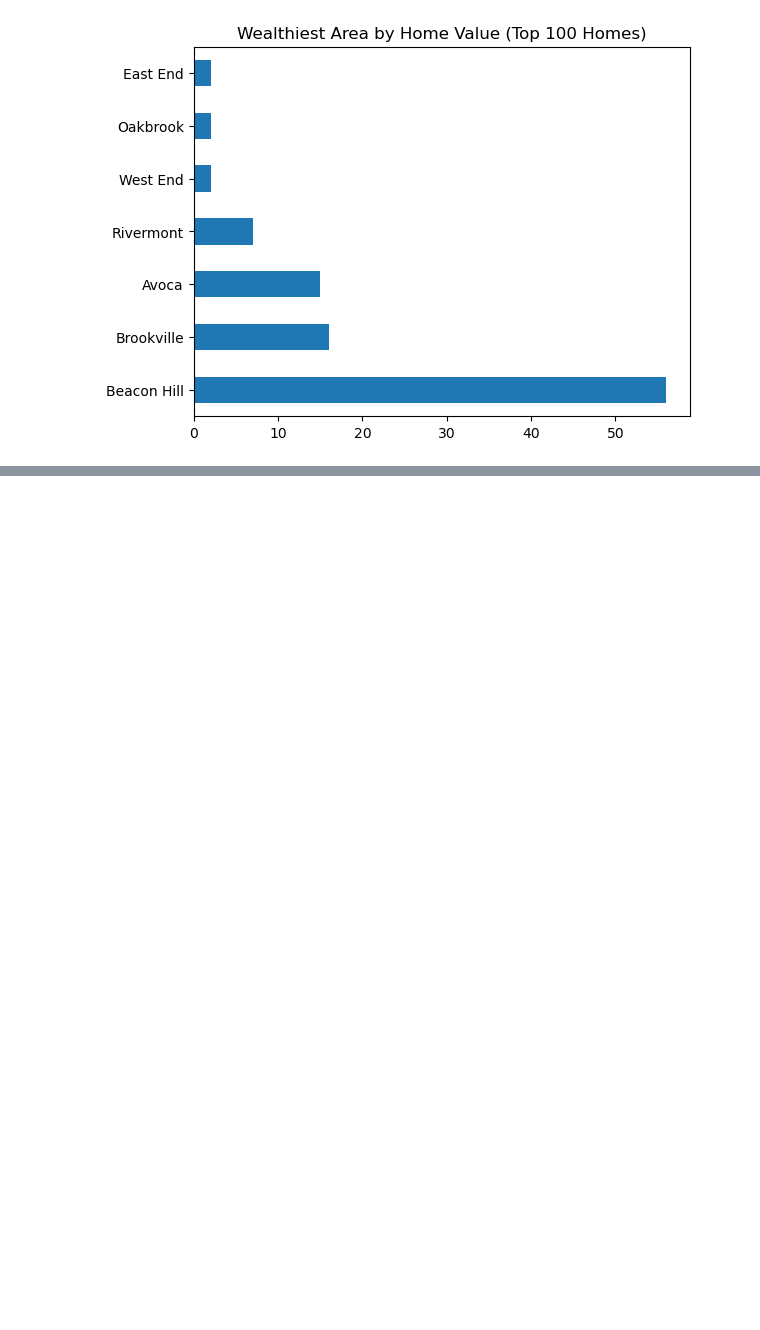
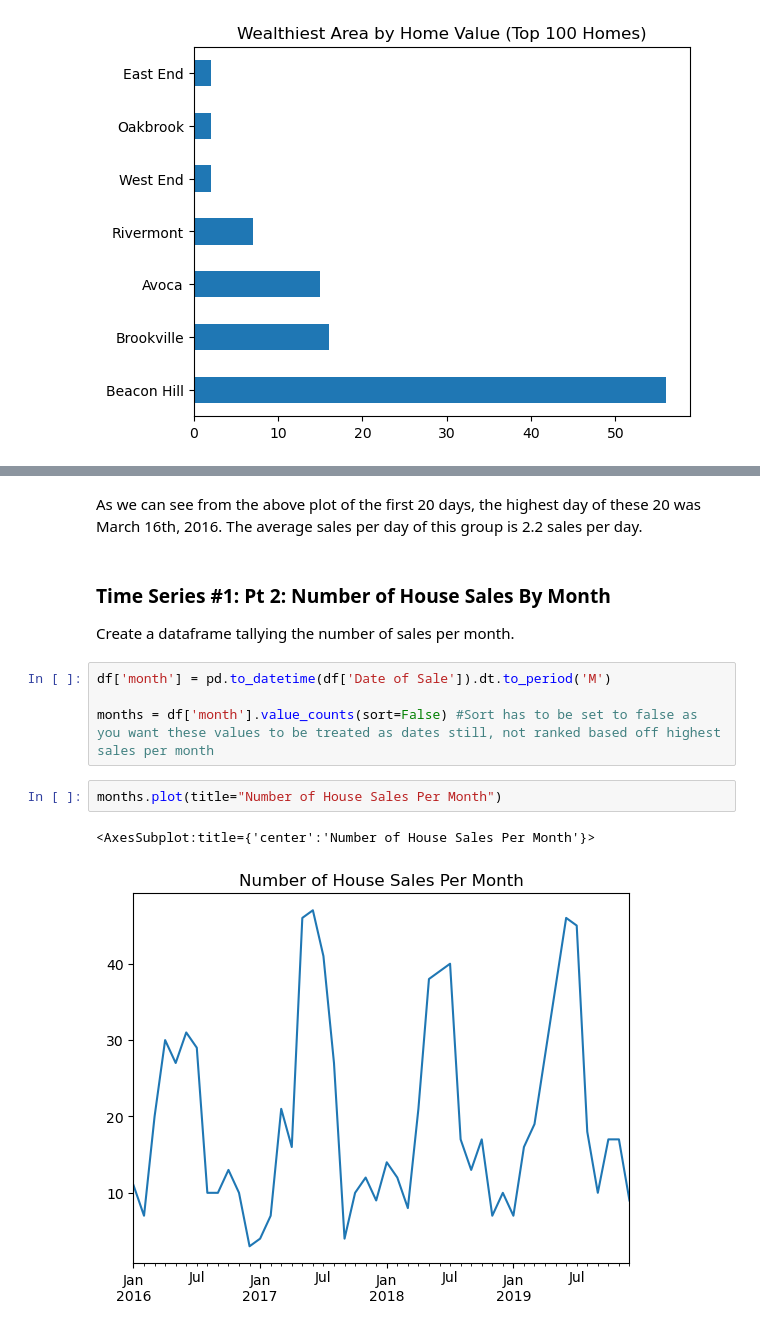
Before and after one commit to dandex200/Data_Science_Python, a Jupyter notebook: Assignment 2/Task2.ipynb, the cells around one changed output, grey strips where cells are left out. Cells and saved outputs as stored; diff of their text form; blank space fills up the shorter version.

```diff
--- a/Assignment 2/Task2.ipynb
+++ b/Assignment 2/Task2.ipynb
@@ -72,0 +37,15 @@ df_sales_per_day.plot()
+# %% [markdown]
+As we can see from the above plot of the first 20 days, the highest day of these 20 was March 16th, 2016. The average sales per day of this group is 2.2 sales per day.
+# %% [markdown]
+### <b>Time Series #1:</b> Pt 2: Number of House Sales By Month
+
+Create a dataframe tallying the number of sales per month.
+# %%
+df['month'] = pd.to_datetime(df['Date of Sale']).dt.to_period('M')
+
+months = df['month'].value_counts(sort=False) #Sort has to be set to false as you want these values to be treated as dates still, not ranked based off highest sales per month
+# %%
+months.plot(title="Number of House Sales Per Month")
+# %% [output]
+<AxesSubplot:title={'center':'Number of House Sales Per Month'}>
+[figure, added]
```
Also changed, not shown: parts of 68 cells of this notebook, 1 other file.
